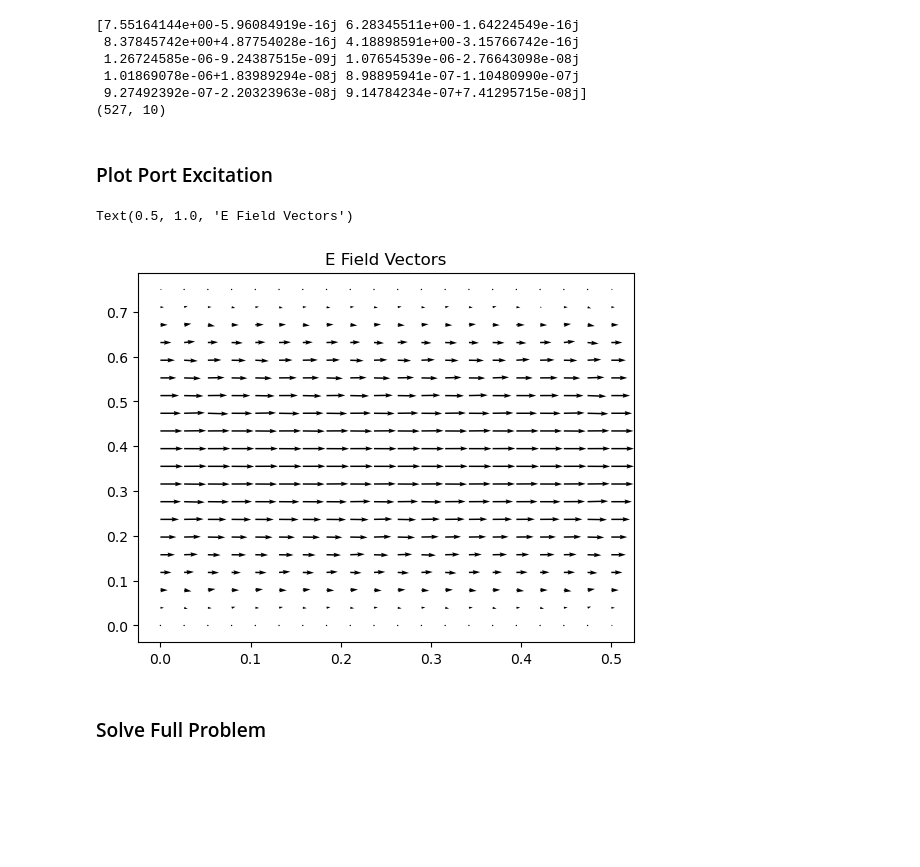
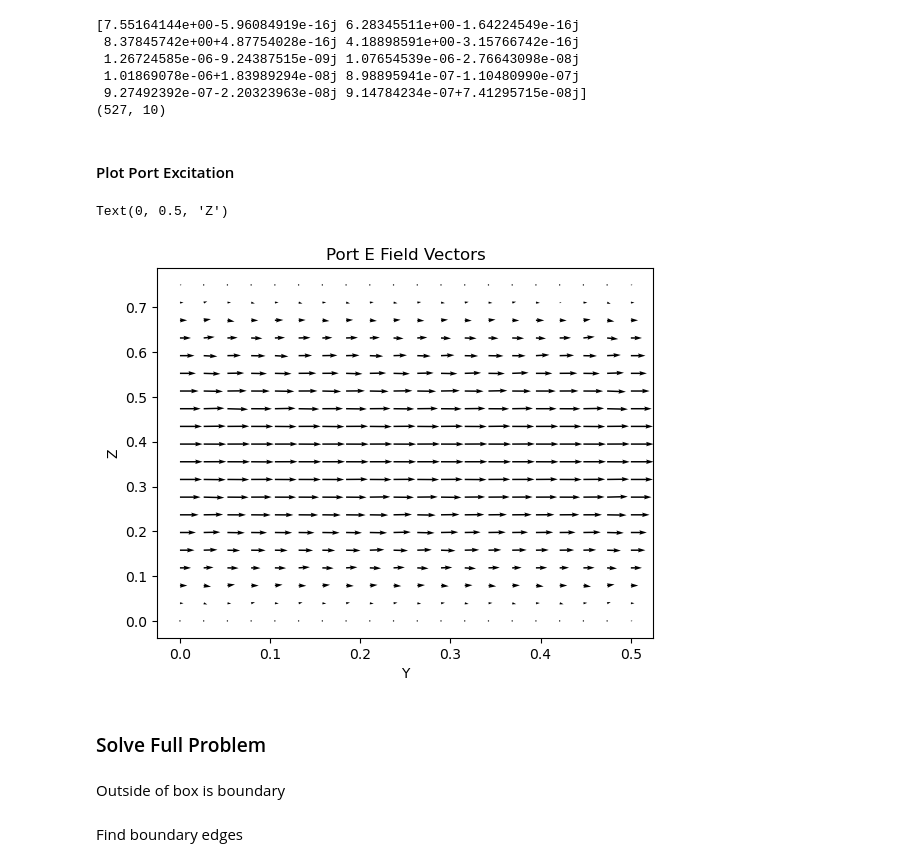
Before and after one commit to Jormit/3D-FEM-EM-Simulator, a Jupyter notebook: fem.ipynb, the cells around one changed output. Saved outputs shown, nothing was run; the diff lists cells and outputs as text; code cells hidden in the pictures; blank space fills up the shorter version.

```diff
--- a/fem.ipynb
+++ b/fem.ipynb
@@ -338,4 +433,4 @@ print(v.shape)
  9.27492392e-07-2.20323963e-08j 9.14784234e-07+7.41295715e-08j]
 (527, 10)
 # %% [markdown]
-### Plot Port Excitation
+#### Plot Port Excitation
@@ -392,12 +437,22 @@ for i, x in enumerate(np.linspace(0,0.5,steps)):
-# %%
-plt.figure()
-plt.quiver(X,Y,U,V)
-plt.title("E Field Vectors")
-# %% [output]
-Text(0.5, 1.0, 'E Field Vectors')
-[figure, removed]
+# %%
+excitation_i = 3
+excitation_vec = v[:,excitation_i]
+excitation_k_2 = w[excitation_i]
+
+X, Y, U, V = eval_vector_plane("YZ", (20,20), ((0, 0.5), (0, 0.75)), 0, excitation_vec, modified_edge_port_map, nodeTagsMap, elemNodeTags, nodeCoords, edge_is_port, edge_is_port_boundary)
+
+plt.figure()
+plt.quiver(X,Y,U,V)
+plt.title("Port E Field Vectors")
+plt.xlabel("Y")
+plt.ylabel("Z")
+# %% [output]
+Text(0, 0.5, 'Z')
+[figure, added]
 # %% [markdown]
 ### Solve Full Problem
+# %% [markdown]
+Outside of box is boundary
 # %%
 def both_nodes_are_boundary(nodes, nodeTagsMap, nodeCoords, tol=1e-3):
     node1_index = int(nodeTagsMap[int(nodes[0]-1)])
@@ -420,6 +475,8 @@ def both_nodes_are_boundary(nodes, nodeTagsMap, nodeCoords, tol=1e-3):
         return True
 
     return False
+# %% [markdown]
+Find boundary edges
 # %%
 edge_is_boundary = np.zeros(num_edges, dtype='bool')
 
```
Also changed, not shown: parts of 19 cells of this notebook.
